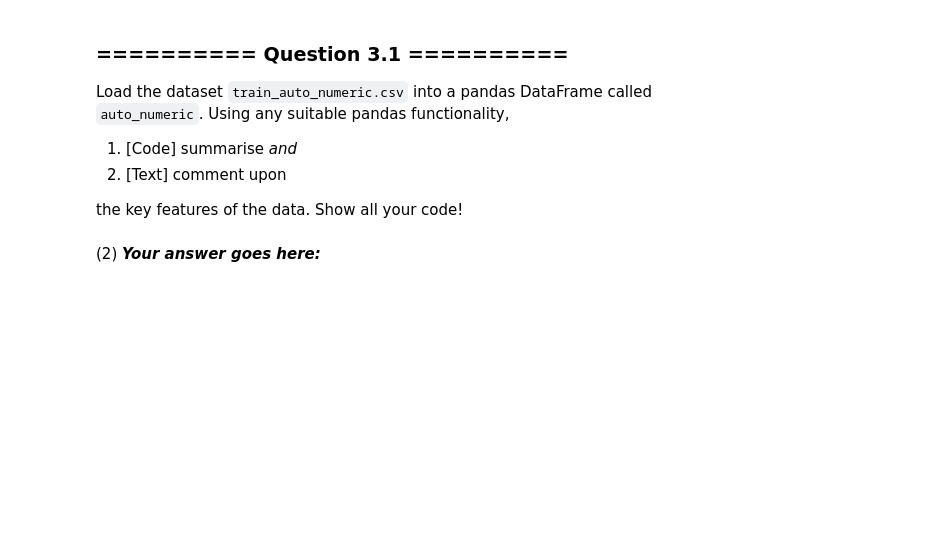
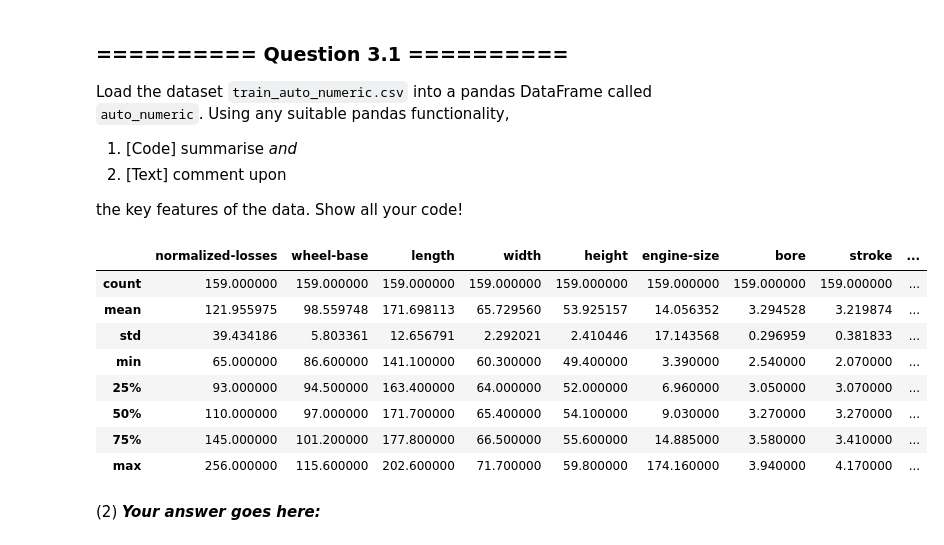
Before and after one commit to lauramasselos/IAML2019, a Jupyter notebook: assignments/Assignment1/Assignment1.ipynb, the cells around one changed output. Saved outputs shown, nothing was run; the diff lists cells and outputs as text; code cells hidden in the pictures; blank space fills up the shorter version.

```diff
--- a/assignments/Assignment1/Assignment1.ipynb
+++ b/assignments/Assignment1/Assignment1.ipynb
@@ -258,3 +329,18 @@ the key features of the data. Show all your code!
+# %%
+# (1) # Your Code goes here:
+data_path_3 = os.path.join(os.getcwd(), 'datasets', 'train_auto_numeric.csv')
+auto_numeric = pd.read_csv(data_path_3, delimiter = ',')
+auto_numeric.describe()
+# %% [output]
+|  | normalized-losses | wheel-base | length | width | height | engine-size | bore | stroke | ... |
+| count | 159.000000 | 159.000000 | 159.000000 | 159.000000 | 159.000000 | 159.000000 | 159.000000 | 159.000000 | ... |
+| mean | 121.955975 | 98.559748 | 171.698113 | 65.729560 | 53.925157 | 14.056352 | 3.294528 | 3.219874 | ... |
+| std | 39.434186 | 5.803361 | 12.656791 | 2.292021 | 2.410446 | 17.143568 | 0.296959 | 0.381833 | ... |
+| min | 65.000000 | 86.600000 | 141.100000 | 60.300000 | 49.400000 | 3.390000 | 2.540000 | 2.070000 | ... |
+| 25% | 93.000000 | 94.500000 | 163.400000 | 64.000000 | 52.000000 | 6.960000 | 3.050000 | 3.070000 | ... |
+| 50% | 110.000000 | 97.000000 | 171.700000 | 65.400000 | 54.100000 | 9.030000 | 3.270000 | 3.270000 | ... |
+| 75% | 145.000000 | 101.200000 | 177.800000 | 66.500000 | 55.600000 | 14.885000 | 3.580000 | 3.410000 | ... |
+| max | 256.000000 | 115.600000 | 202.600000 | 71.700000 | 59.800000 | 174.160000 | 3.940000 | 4.170000 | ... |
 # %% [markdown]
 (2) ***Your answer goes here:***
 # %% [markdown]
```
Also changed, not shown: parts of 25 cells of this notebook.
